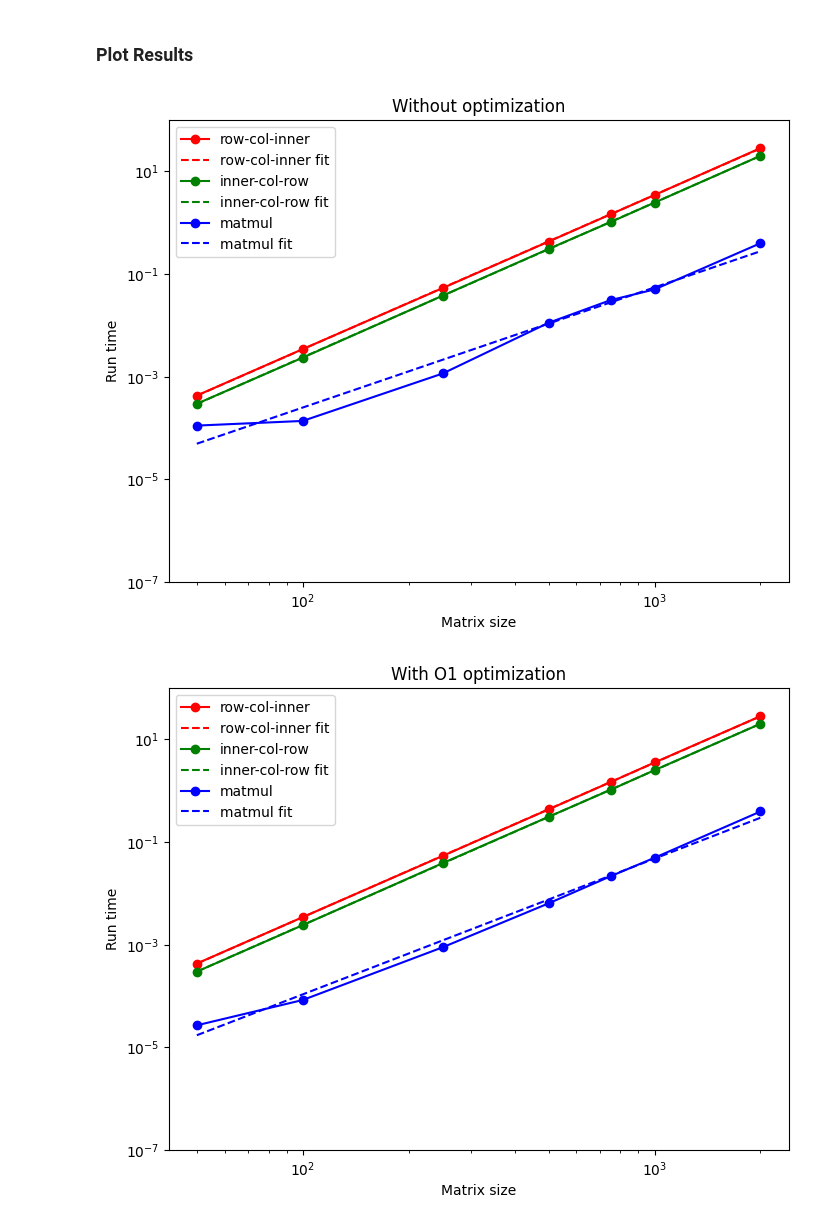
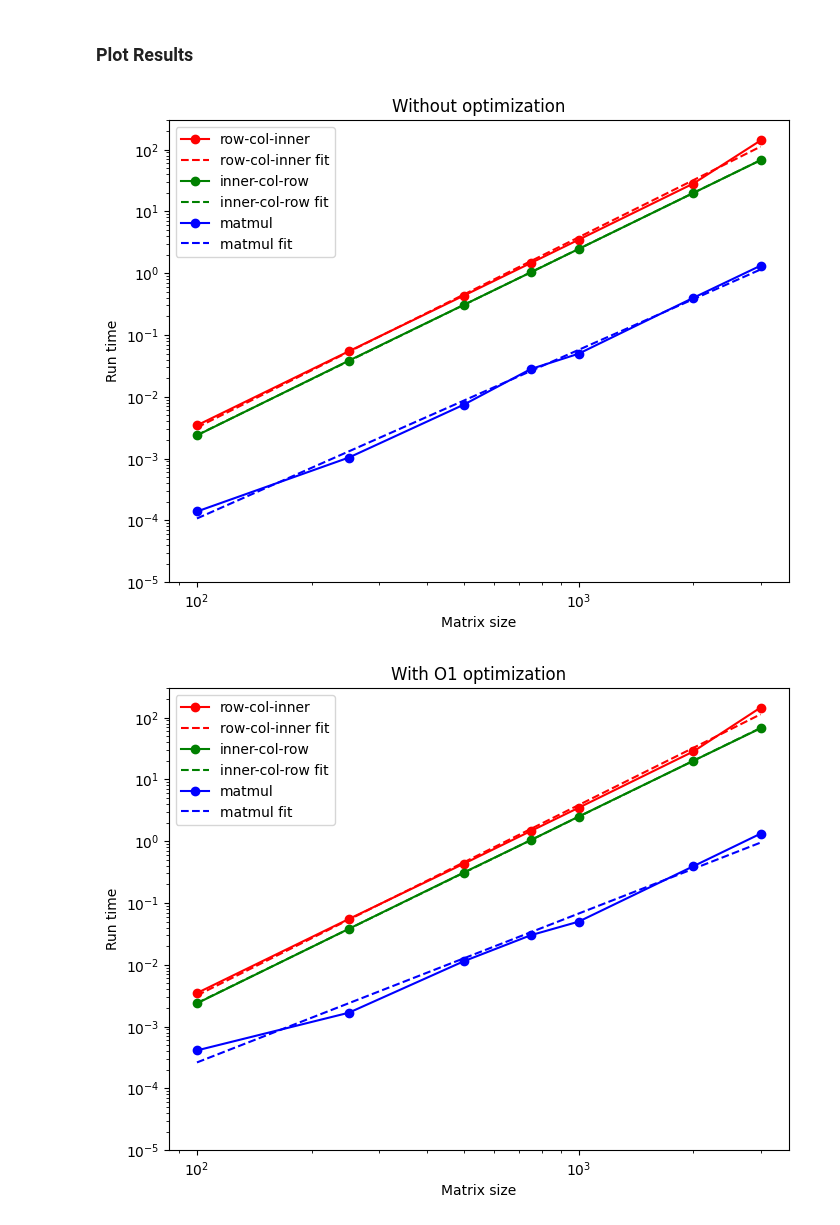
Before and after one commit to jchryssanthacopoulos/quantum_information, a Jupyter notebook: assignment_3/src/exercise_1.ipynb, the cells around one changed output. Cells and saved outputs as stored; diff of their text form; code cells hidden in the pictures.

Commit message:
Update figures and documentation

```diff
--- a/assignment_3/src/exercise_1.ipynb
+++ b/assignment_3/src/exercise_1.ipynb
@@ -21,7 +21,7 @@ opt_flag_descriptors = [
     "With Ofast optimization"
 ]
 # %%
-mat_sizes = np.array([50, 100, 250, 500, 750, 1000, 2000])
+mat_sizes = np.array([100, 250, 500, 750, 1000, 2000, 3000])
 # %%
 def get_run_time(mat_mul_method, flag, mat_dim):
     """Get the run time for the given matrix multiplication method,
@@ -159,21 +159,21 @@ plot_names = [f"{plot_dir}{os.sep}matmul_run_times_{opt}.pdf" for opt in opt_fla
 # %%
 for i in range(len(opt_flags)):
     plt.figure(figsize=(8, 6))
     plt.loglog(mat_sizes, run_times["row-col"][i], 'o-', c='r', label='row-col-inner')
     plt.loglog(fit_mat_sizes, fit_run_times["row-col"][i],'--',  c='r', label='row-col-inner fit')
 
     plt.loglog(mat_sizes, run_times["col-row"][i], 'o-', c='g', label='inner-col-row')
     plt.loglog(fit_mat_sizes, fit_run_times["col-row"][i], '--', c='g', label='inner-col-row fit')
 
     plt.loglog(mat_sizes, run_times["matmul"][i], 'o-', c='b', label='matmul')
     plt.loglog(fit_mat_sizes, fit_run_times["matmul"][i], '--', c='b', label='matmul fit')
 
     plt.title(opt_flag_descriptors[i])
     plt.xlabel('Matrix size')
     plt.ylabel('Run time')
-    plt.ylim([1e-7, 1e2])
+    plt.ylim([1e-5, 3e2])
     plt.legend(loc='upper left')
     plt.savefig(plot_names[i], format="pdf", bbox_inches="tight");
 # %% [output]
-[figure, old version]
+[figure, new version]
-[figure, old version]
+[figure, new version]
```
Also changed, not shown: parts of 5 cells of this notebook, 23 other files.
